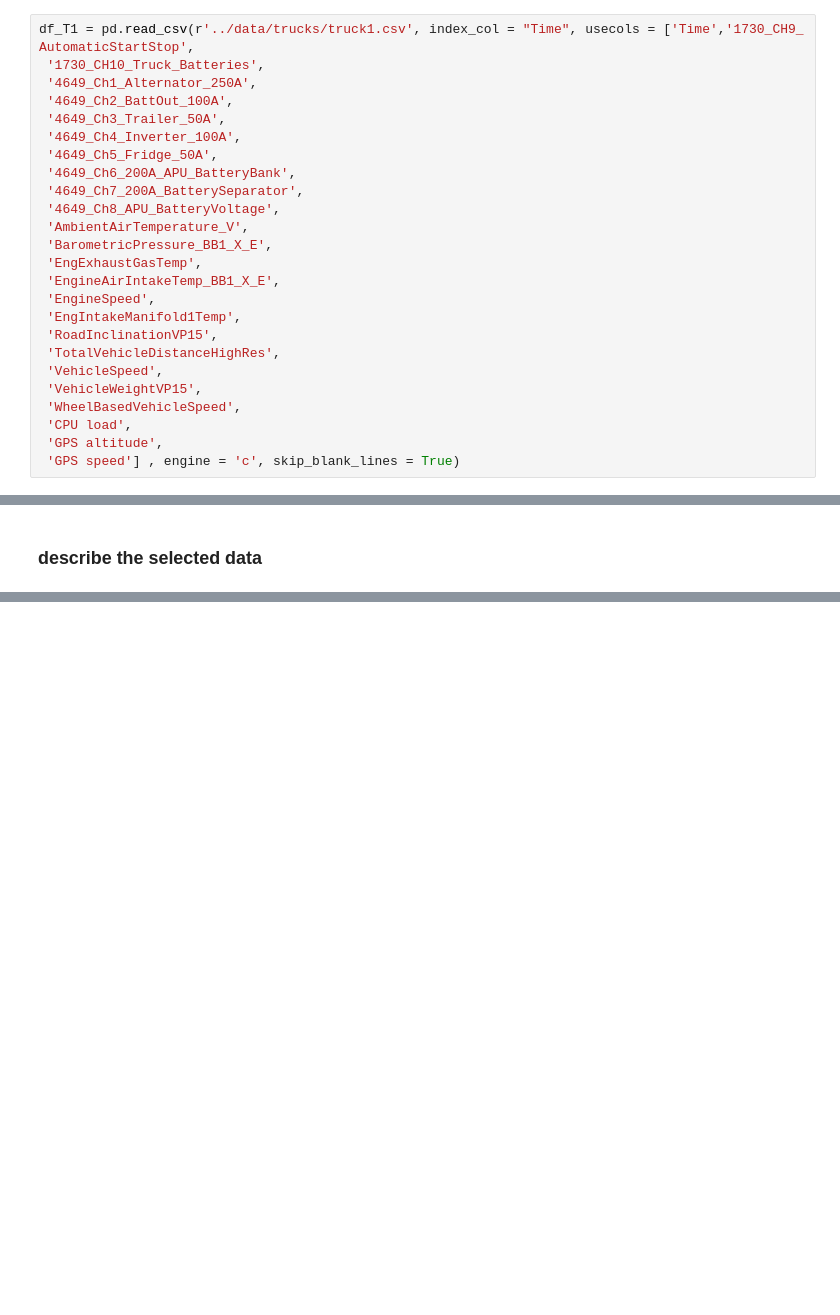
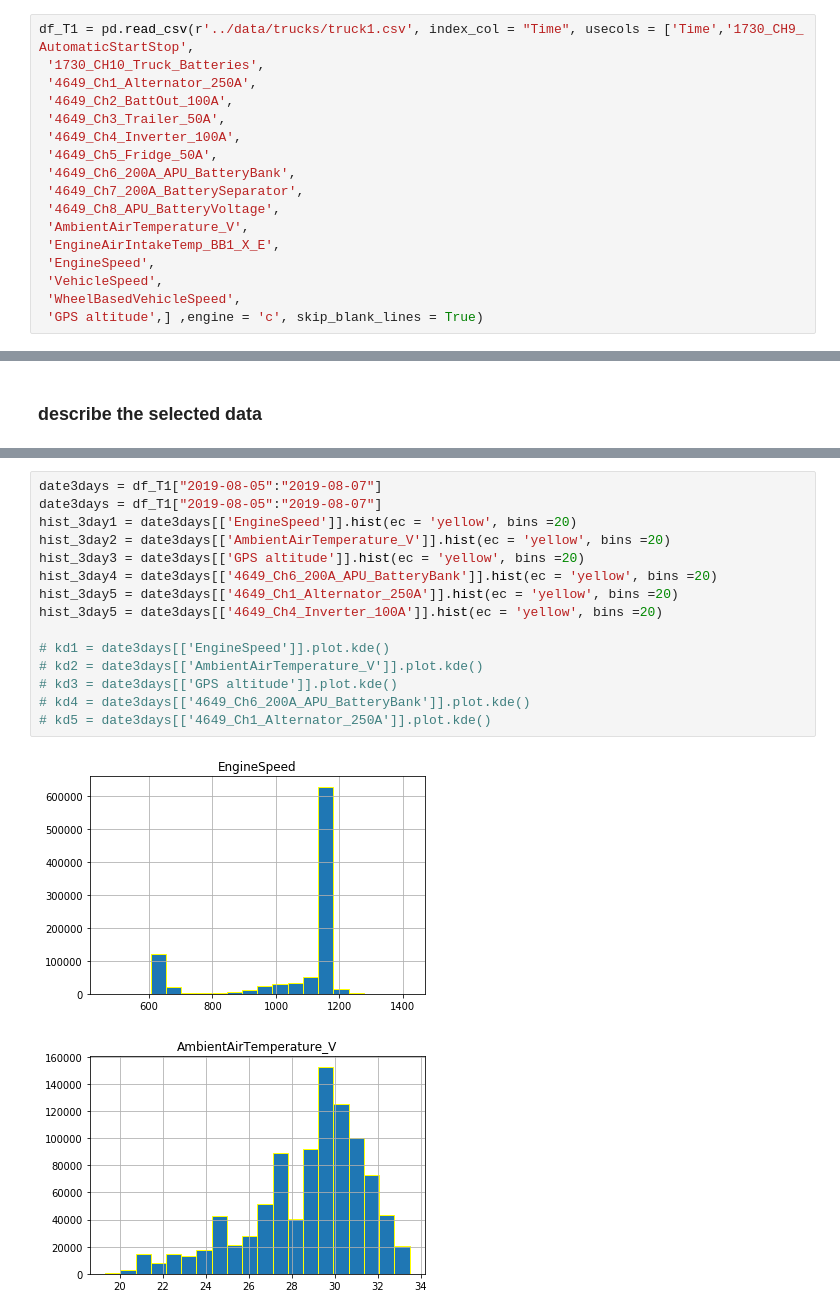
Before and after one commit to UNCG-CSE/Volvo_Truck_Analytics, a Jupyter notebook: src/BillTruck1Proj2.ipynb, the cells around one changed output, grey strips where cells are left out. Saved outputs shown, nothing was run; the diff lists cells and outputs as text; blank space fills up the shorter version.

Commit message:
Alllloootttt of histograms the freaking APU

```diff
--- a/src/BillTruck1Proj2.ipynb
+++ b/src/BillTruck1Proj2.ipynb
@@ -17,19 +18,11 @@ df_T1 = pd.read_csv(r'../data/trucks/truck1.csv', index_col = "Time", usecols =
  '4649_Ch7_200A_BatterySeparator',
  '4649_Ch8_APU_BatteryVoltage',
  'AmbientAirTemperature_V',
- 'BarometricPressure_BB1_X_E',
- 'EngExhaustGasTemp',
  'EngineAirIntakeTemp_BB1_X_E',
  'EngineSpeed',
- 'EngIntakeManifold1Temp',
- 'RoadInclinationVP15',
- 'TotalVehicleDistanceHighRes',
  'VehicleSpeed',
- 'VehicleWeightVP15',
  'WheelBasedVehicleSpeed',
- 'CPU load',
- 'GPS altitude',
- 'GPS speed'] , engine = 'c', skip_blank_lines = True)
+ 'GPS altitude',] ,engine = 'c', skip_blank_lines = True)
 # %% [markdown]
 #### convert time col to datetime and view head of file, enough to view actual values.
 # %%
@@ -137,0 +95,18 @@ AxesSubplot(0.125,0.2;0.775x0.68)
+# %%
+date3days = df_T1["2019-08-05":"2019-08-07"]
+date3days = df_T1["2019-08-05":"2019-08-07"]
+hist_3day1 = date3days[['EngineSpeed']].hist(ec = 'yellow', bins =20)
+hist_3day2 = date3days[['AmbientAirTemperature_V']].hist(ec = 'yellow', bins =20)
+hist_3day3 = date3days[['GPS altitude']].hist(ec = 'yellow', bins =20)
+hist_3day4 = date3days[['4649_Ch6_200A_APU_BatteryBank']].hist(ec = 'yellow', bins =20)
+hist_3day5 = date3days[['4649_Ch1_Alternator_250A']].hist(ec = 'yellow', bins =20)
+hist_3day5 = date3days[['4649_Ch4_Inverter_100A']].hist(ec = 'yellow', bins =20)
+
+# kd1 = date3days[['EngineSpeed']].plot.kde()
+# kd2 = date3days[['AmbientAirTemperature_V']].plot.kde()
+# kd3 = date3days[['GPS altitude']].plot.kde()
+# kd4 = date3days[['4649_Ch6_200A_APU_BatteryBank']].plot.kde()
+# kd5 = date3days[['4649_Ch1_Alternator_250A']].plot.kde()
+# %% [output]
+[figure, added]
+[figure, added]
```
Also changed, not shown: parts of 13 cells of this notebook, 1 other file.
